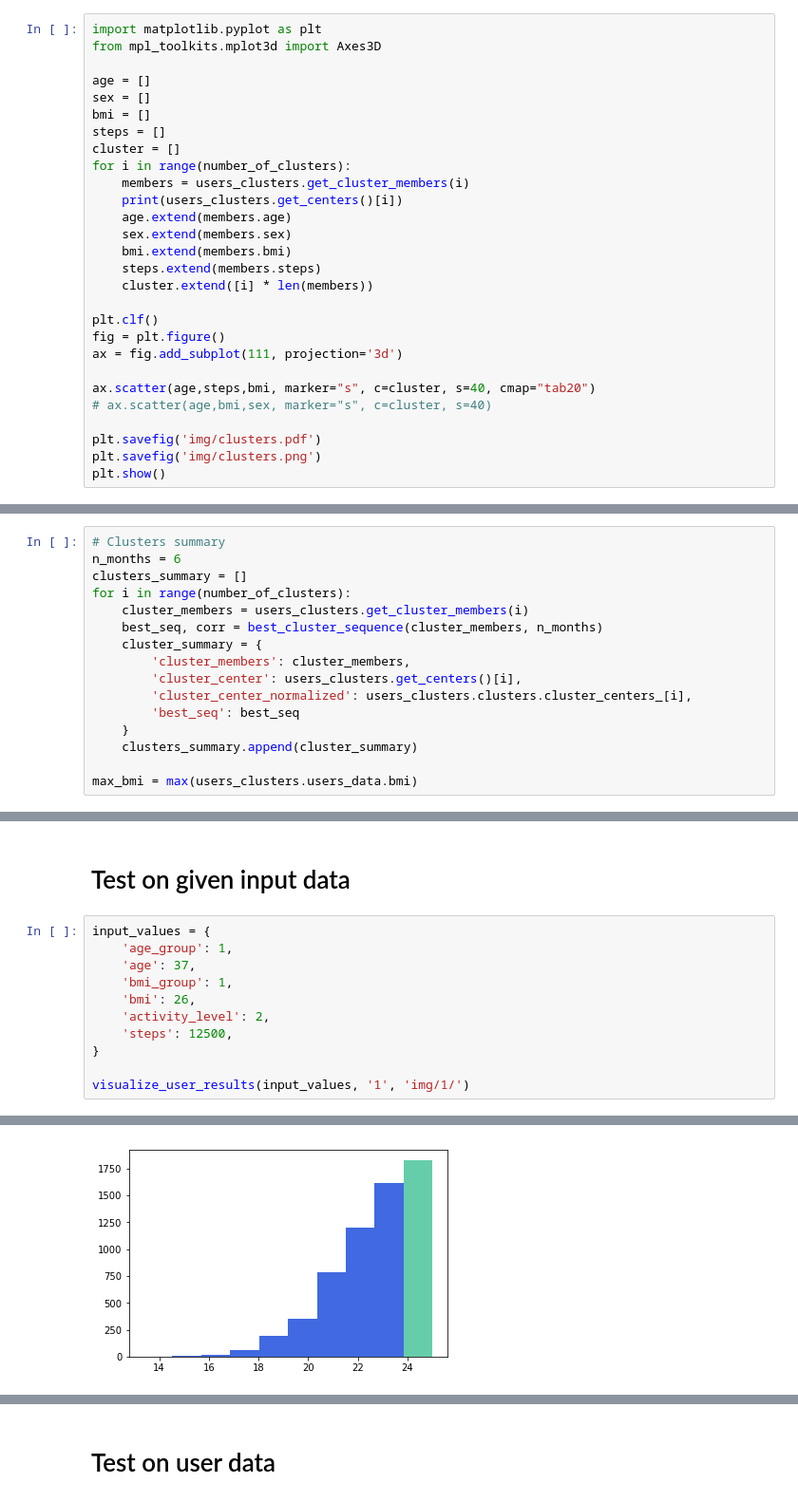
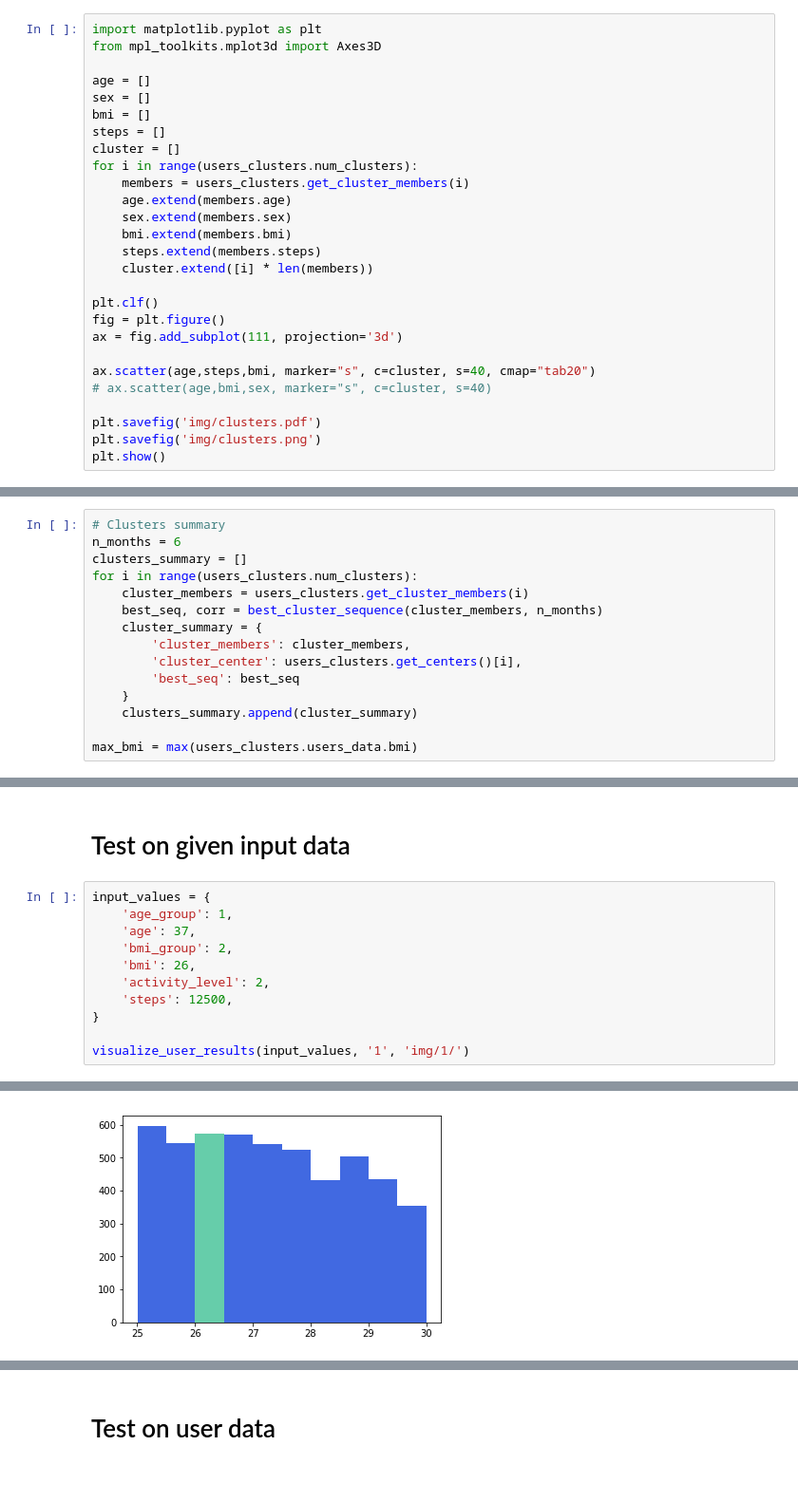
Before and after one commit to renatalucia/activity-tracker, a Jupyter notebook: clustering/users_clusters_visualize.ipynb, the cells around one changed output, grey strips where cells are left out. Shown at 95% size. Drawn from its saved outputs; the diff is of its cells as text.

Commit message:
add simple clustering

```diff
--- a/clustering/users_clusters_visualize.ipynb
+++ b/clustering/users_clusters_visualize.ipynb
@@ -246,9 +284,8 @@ sex = []
 bmi = []
 steps = []
 cluster = []
-for i in range(number_of_clusters):
+for i in range(users_clusters.num_clusters):
     members = users_clusters.get_cluster_members(i)
-    print(users_clusters.get_centers()[i])
     age.extend(members.age)
     sex.extend(members.sex)
     bmi.extend(members.bmi)
@@ -284,13 +309,12 @@ plt.show()
 # Clusters summary
 n_months = 6
 clusters_summary = []
-for i in range(number_of_clusters):
+for i in range(users_clusters.num_clusters):
     cluster_members = users_clusters.get_cluster_members(i)
     best_seq, corr = best_cluster_sequence(cluster_members, n_months)
     cluster_summary = {
         'cluster_members': cluster_members,
         'cluster_center': users_clusters.get_centers()[i],
-        'cluster_center_normalized': users_clusters.clusters.cluster_centers_[i],
         'best_seq': best_seq
     }
     clusters_summary.append(cluster_summary)
@@ -455,7 +478,7 @@ def visualize_user_results(input_values, idfile='', img_dir='', ext='png'):
 input_values = {
     'age_group': 1,
     'age': 37,
-    'bmi_group': 1,
+    'bmi_group': 2,
     'bmi': 26,
     'activity_level': 2,
     'steps': 12500,
@@ -474 +496 @@ steps 2.0 2
-[figure, old version]
+[figure, new version]
```
Also changed, not shown: parts of 6 cells of this notebook, 18 other files.
